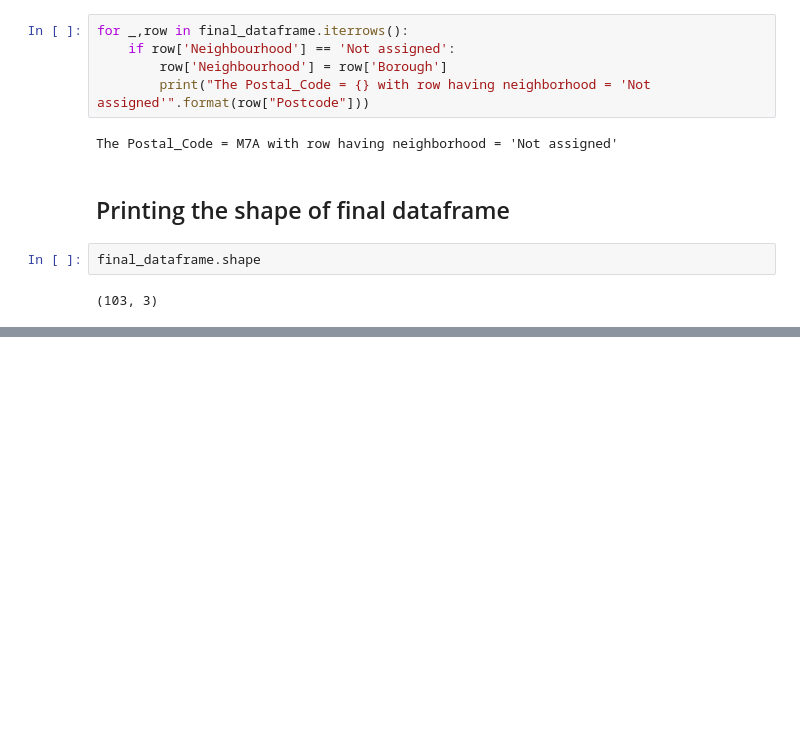
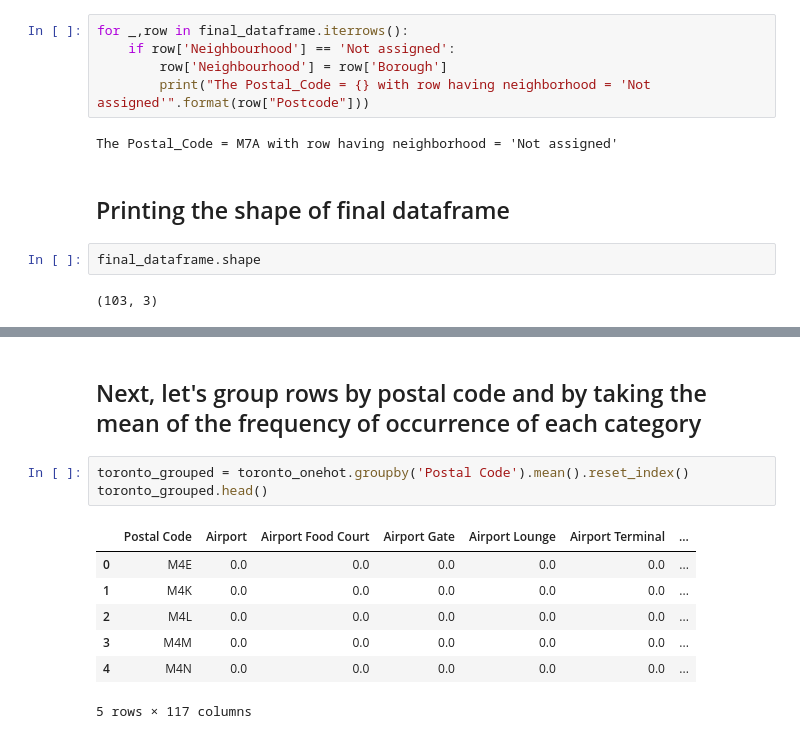
Before and after one commit to shohraafaque/Coursera_Capstone, a Jupyter notebook: Week3-Assignment-1.ipynb, the cells around one changed output, grey strips where cells are left out. Drawn from its saved outputs; the diff is of its cells as text; blank space fills up the shorter version.

```diff
--- a/Week3-Assignment-1.ipynb
+++ b/Week3-Assignment-1.ipynb
@@ -89,0 +231,13 @@ final_dataframe.shape
+# %% [markdown]
+## Next, let's group rows by postal code and by taking the mean of the frequency of occurrence of each category
+# %%
+toronto_grouped = toronto_onehot.groupby('Postal Code').mean().reset_index()
+toronto_grouped.head()
+# %% [output]
+|  | Postal Code | Airport | Airport Food Court | Airport Gate | Airport Lounge | Airport Terminal | ... |
+| 0 | M4E | 0.0 | 0.0 | 0.0 | 0.0 | 0.0 | ... |
+| 1 | M4K | 0.0 | 0.0 | 0.0 | 0.0 | 0.0 | ... |
+| 2 | M4L | 0.0 | 0.0 | 0.0 | 0.0 | 0.0 | ... |
+| 3 | M4M | 0.0 | 0.0 | 0.0 | 0.0 | 0.0 | ... |
+| 4 | M4N | 0.0 | 0.0 | 0.0 | 0.0 | 0.0 | ... |
+5 rows × 117 columns
```
Also changed, not shown: parts of 24 cells of this notebook.
